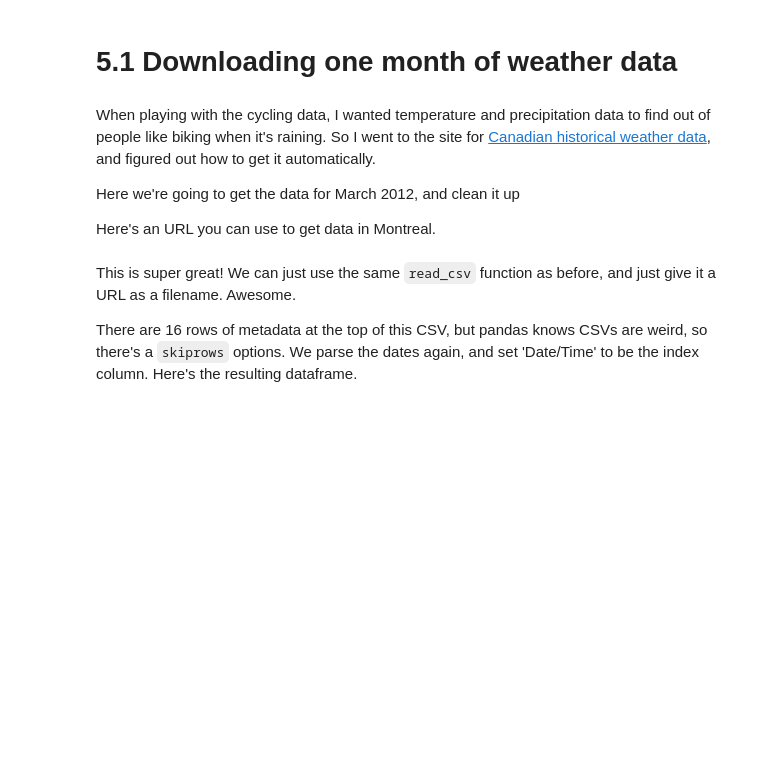
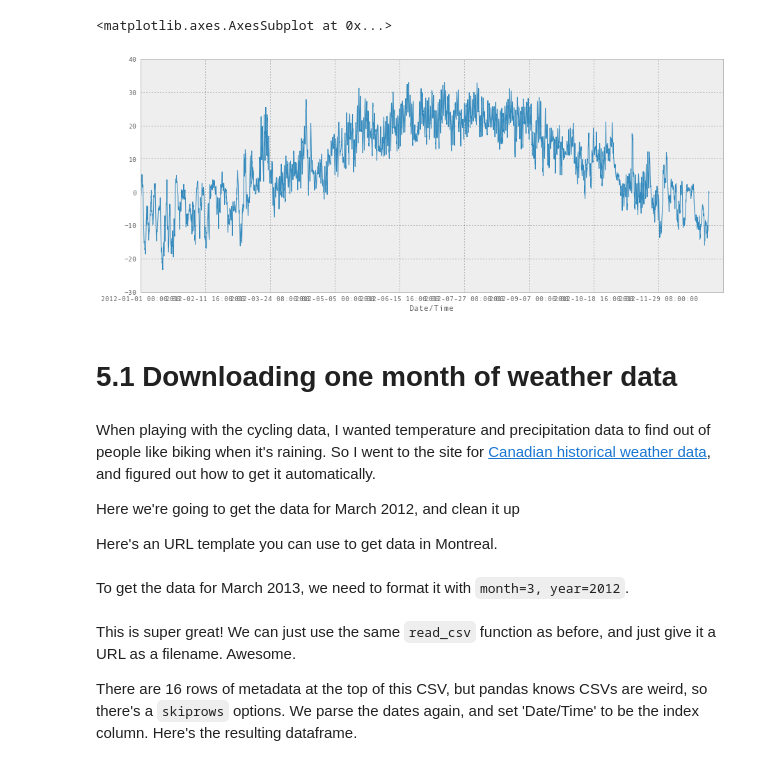
Before and after one commit to jvns/pandas-cookbook, a Jupyter notebook: cookbook/Chapter 5 - Combining dataframes and scraping Canadian weather data.ipynb, the cells around one changed output. Cells and saved outputs as stored; diff of their text form; code cells hidden in the pictures; blank space fills up the shorter version.

```diff
--- a/cookbook/Chapter 5 - Combining dataframes and scraping Canadian weather data.ipynb
+++ b/cookbook/Chapter 5 - Combining dataframes and scraping Canadian weather data.ipynb
@@ -5,3 +13,9 @@ figsize(15,3)
+# %%
+weather_2012_final = pd.read_csv('../data/weather_2012.csv', index_col='Date/Time')
+weather_2012_final['Temp (C)'].plot(figsize=(15, 6))
+# %% [output]
+<matplotlib.axes.AxesSubplot at 0x...>
+[figure, added]
 # %% [markdown]
 # 5.1 Downloading one month of weather data
 # %% [markdown]
@@ -9,9 +23,11 @@ When playing with the cycling data, I wanted temperature and precipitation data
 
 Here we're going to get the data for March 2012, and clean it up
 
-Here's an URL you can use to get data in Montreal.
+Here's an URL template you can use to get data in Montreal.
 # %%
 url_template = "http://climate.weather.gc.ca/climateData/bulkdata_e.html?format=csv&stationID=5415&Year={year}&Month={month}&timeframe=1&submit=Download+Data"
+# %% [markdown]
+To get the data for March 2013, we need to format it with `month=3, year=2012`.
 # %%
 url = url_template.format(month=3, year=2012)
 weather_mar2012 = pd.read_csv(url, skiprows=16, index_col='Date/Time', parse_dates=True, encoding='latin1')
```
Also changed, not shown: parts of 19 cells of this notebook.
